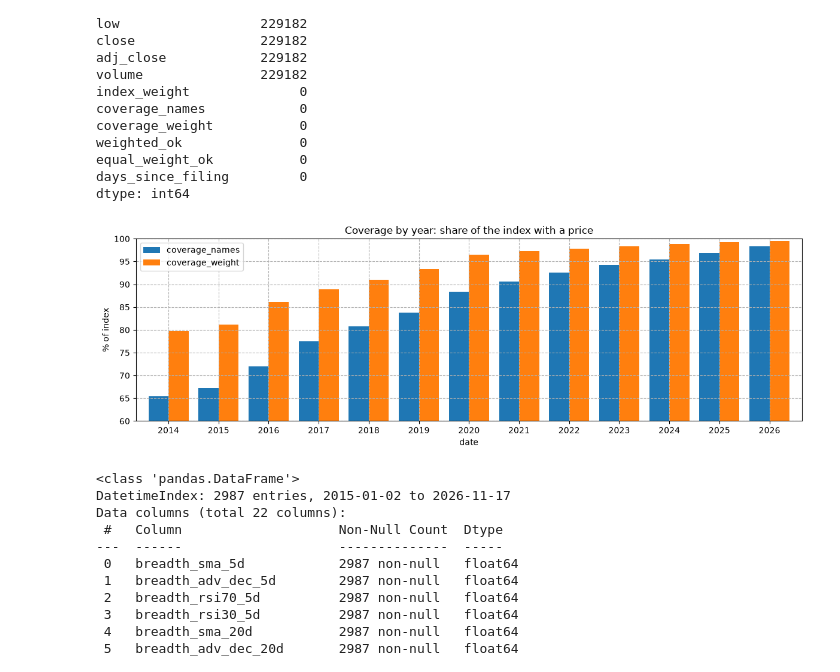
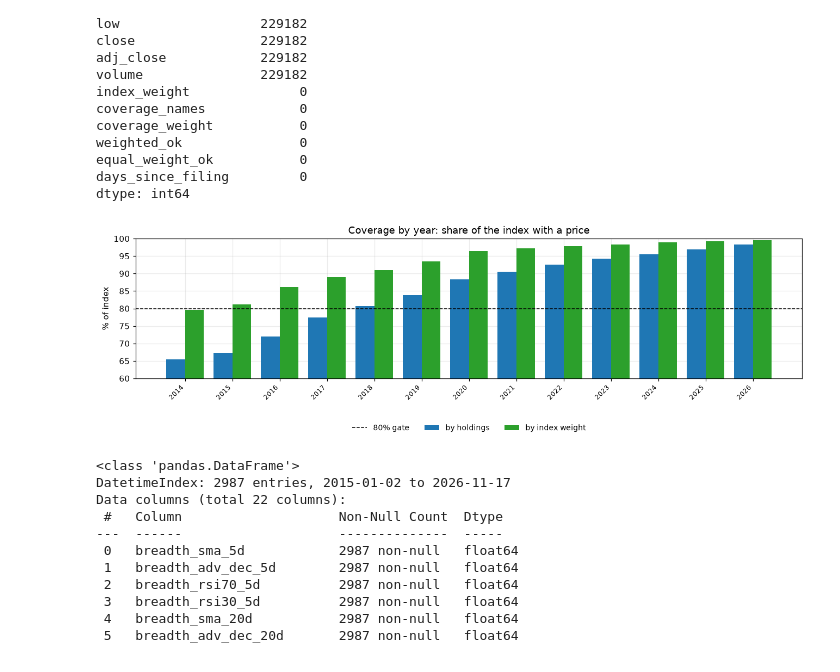
Before and after one commit to rlp-jym/zoomcamp-sma-cohort-2026, a Jupyter notebook: index-breadth-momentum/notebook.ipynb, the cells around one changed output. Cells and saved outputs as stored; diff of their text form; code cells hidden in the pictures.

Commit message:
index-breadth-momentum: charts, results artifacts, notebook export, QoL scripts

```diff
--- a/index-breadth-momentum/notebook.ipynb
+++ b/index-breadth-momentum/notebook.ipynb
@@ -11,10 +11,20 @@ import numpy as np
 import pandas as pd
 import talib
 from matplotlib.ticker import PercentFormatter
+from pathlib import Path
 from sklearn.ensemble import RandomForestRegressor
 from sklearn.linear_model import LogisticRegression
 from sklearn.preprocessing import StandardScaler
 from sklearn.tree import DecisionTreeRegressor
+
+# one chart style everywhere
+plt.rcParams.update({
+    "figure.dpi": 110,
+    "axes.grid": True,
+    "grid.alpha": 0.25,
+    "axes.axisbelow": True,
+    "font.size": 10,
+})
 # %%
 # load the constituent table and the SPY benchmark from the release
 
@@ -229,28 +239,31 @@ spy_consti["turnover_value"] = spy_consti.volume * spy_consti.close
 
 # spy_consti[spy_consti.ticker == 'nvda'].iloc[60].T
 # %%
-# coverage by year: share of the index composite that (still) has available price
-# the 80% (arbitrary) gate decides the study window: weighted from 2014-12-01, equal-weight from 2018-05-29
-# deciding to run the study based on `weighted` for more data; also matches cap-weighted SPY
-
-import matplotlib.pyplot as plt
-
+# coverage by year: share of the index composite that still has a price
+# the 80% gate decides the study window: weighted from 2014-12-01, equal-weight from 2018-05-29
 cov = (spy_consti
-       .groupby('date')[['coverage_names', 'coverage_weight', 'weighted_ok', 'equal_weight_ok']]
+       .groupby("date")[["coverage_names", "coverage_weight", "weighted_ok", "equal_weight_ok"]]
        .first())
-cov_y = cov.resample('YE').mean()
+cov_y = cov.resample("YE").mean()
 
 fig, ax = plt.subplots(figsize=(12, 4))
-cov_y[['coverage_names', 'coverage_weight']].plot.bar(ax=ax, width=0.8)
-ax.set_title('Coverage by year: share of the index with a price')
-ax.set_ylabel('% of index')
+x = np.arange(len(cov_y))
+ax.bar(x - 0.2, cov_y["coverage_names"], width=0.4, color="tab:blue", label="by holdings")
+ax.bar(x + 0.2, cov_y["coverage_weight"], width=0.4, color="tab:green", label="by index weight")
+ax.axhline(80, color="black", ls="--", lw=1, label="80% gate")
+ax.set_xticks(x)
+ax.set_xticklabels([d.year for d in cov_y.index], rotation=45, ha="right", fontsize=8)
 ax.set_ylim(60, 100)
-ax.legend(loc='upper left')
-ax.set_xticklabels([d.year for d in cov_y.index], rotation=0)
-ax.grid(ls='--')
-plt.tight_layout()
+ax.set_ylabel("% of index")
+ax.set_title("Coverage by year: share of the index with a price")
+ax.legend(loc="upper center", bbox_to_anchor=(0.5, -0.28), ncol=3,
+          fontsize=9, frameon=False)
+
+fig.tight_layout()
+Path("docs").mkdir(exist_ok=True)
+fig.savefig("docs/coverage_by_year.png", dpi=150, bbox_inches="tight")
 # %% [output]
-[figure, old version]
+[figure, new version]
 # %%
 spy_gated = spy[spy.date >= '2015-01-01'].copy()
 spy_consti_gated = spy_consti[spy_consti.date >= '2015-01-01'].copy()
```
Also changed, not shown: parts of 8 cells of this notebook, 13 other files.
